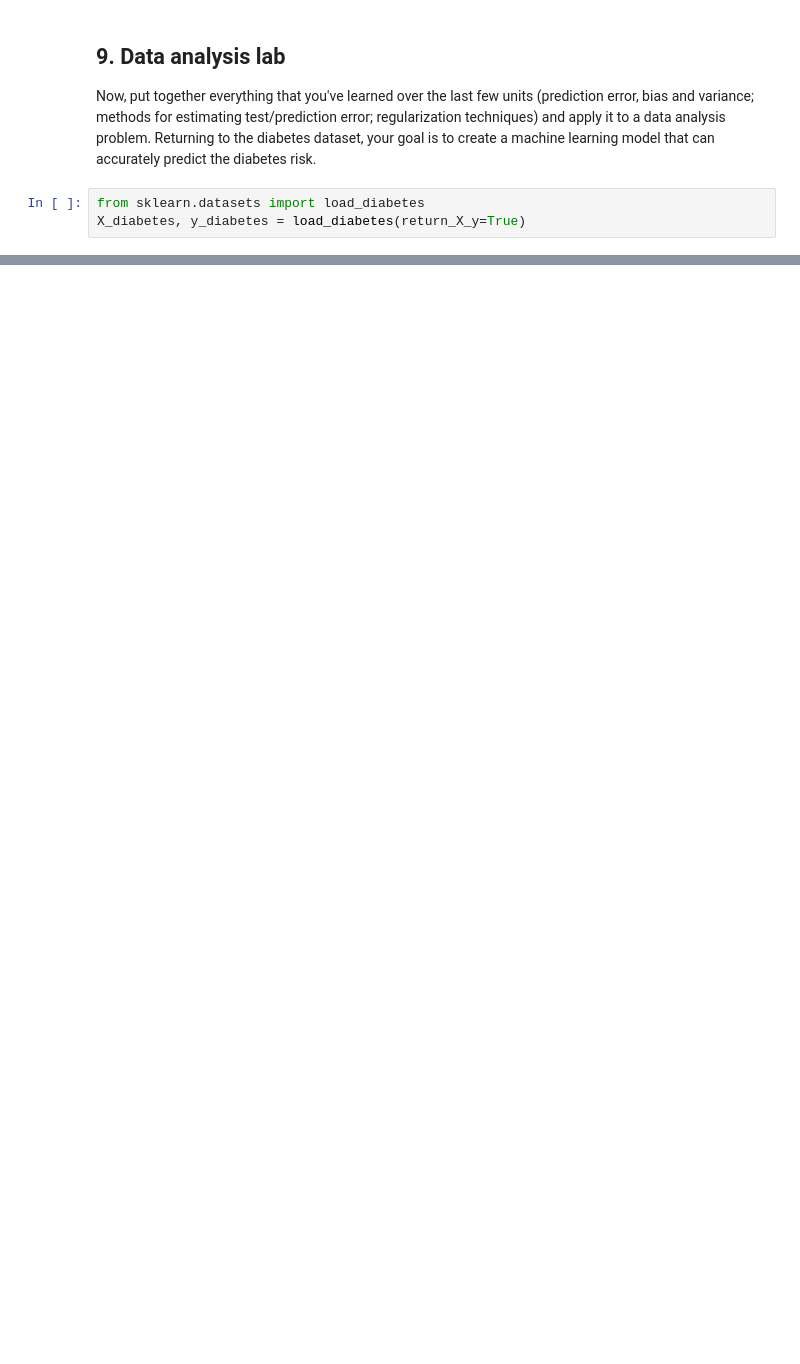
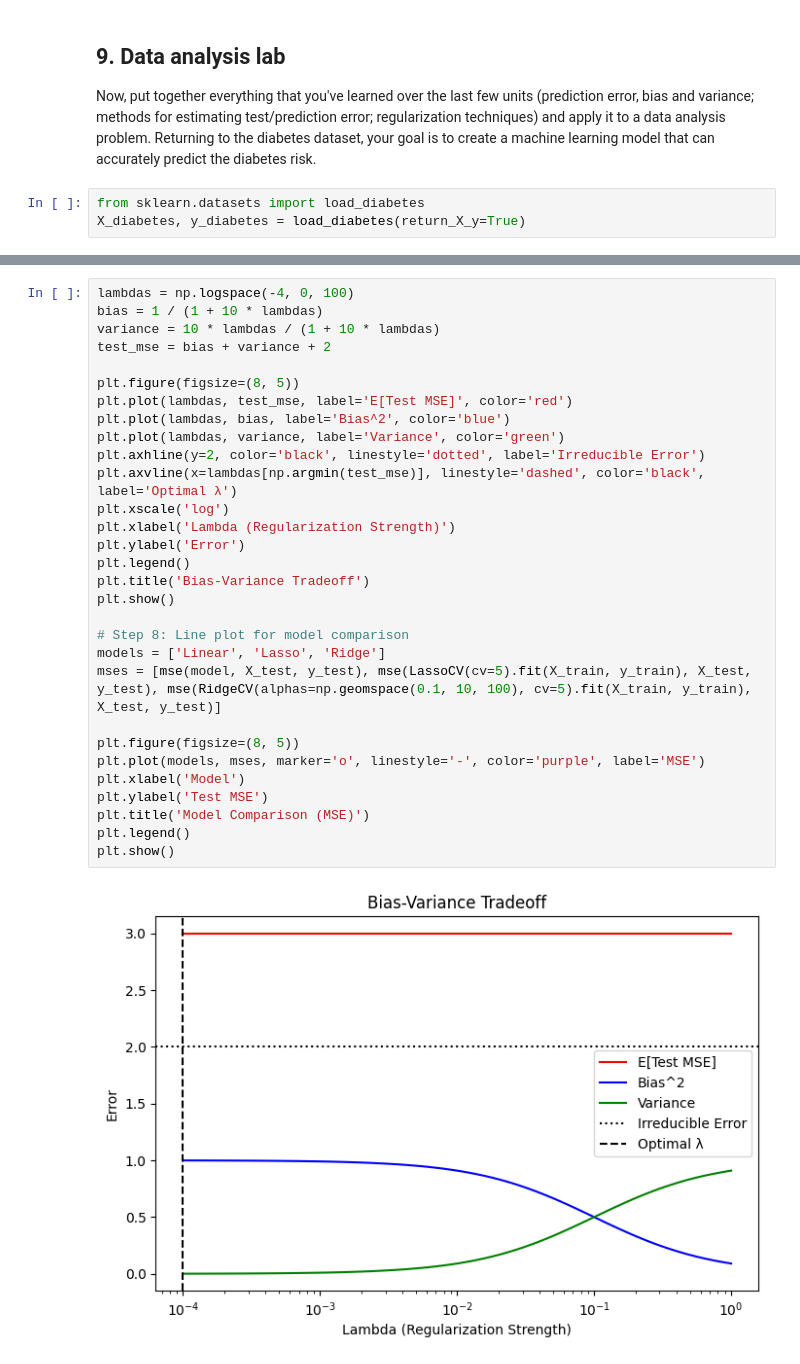
Before and after one commit to igerz/izzynotebook, a Jupyter notebook: 09_linreg_regularization_student.ipynb, the cells around one changed output, grey strips where cells are left out. Saved outputs shown, nothing was run; the diff lists cells and outputs as text; blank space fills up the shorter version.

```diff
--- a/09_linreg_regularization_student.ipynb
+++ b/09_linreg_regularization_student.ipynb
@@ -262,0 +410,32 @@ X_diabetes, y_diabetes = load_diabetes(return_X_y=True)
+# %%
+lambdas = np.logspace(-4, 0, 100)
+bias = 1 / (1 + 10 * lambdas)
+variance = 10 * lambdas / (1 + 10 * lambdas)
+test_mse = bias + variance + 2
+
+plt.figure(figsize=(8, 5))
+plt.plot(lambdas, test_mse, label='E[Test MSE]', color='red')
+plt.plot(lambdas, bias, label='Bias^2', color='blue')
+plt.plot(lambdas, variance, label='Variance', color='green')
+plt.axhline(y=2, color='black', linestyle='dotted', label='Irreducible Error')
+plt.axvline(x=lambdas[np.argmin(test_mse)], linestyle='dashed', color='black', label='Optimal λ')
+plt.xscale('log')
+plt.xlabel('Lambda (Regularization Strength)')
+plt.ylabel('Error')
+plt.legend()
+plt.title('Bias-Variance Tradeoff')
+plt.show()
+
+# Step 8: Line plot for model comparison
+models = ['Linear', 'Lasso', 'Ridge']
+mses = [mse(model, X_test, y_test), mse(LassoCV(cv=5).fit(X_train, y_train), X_test, y_test), mse(RidgeCV(alphas=np.geomspace(0.1, 10, 100), cv=5).fit(X_train, y_train), X_test, y_test)]
+
+plt.figure(figsize=(8, 5))
+plt.plot(models, mses, marker='o', linestyle='-', color='purple', label='MSE')
+plt.xlabel('Model')
+plt.ylabel('Test MSE')
+plt.title('Model Comparison (MSE)')
+plt.legend()
+plt.show()
+# %% [output]
+[figure, added]
```
Also changed, not shown: parts of 6 cells of this notebook.
